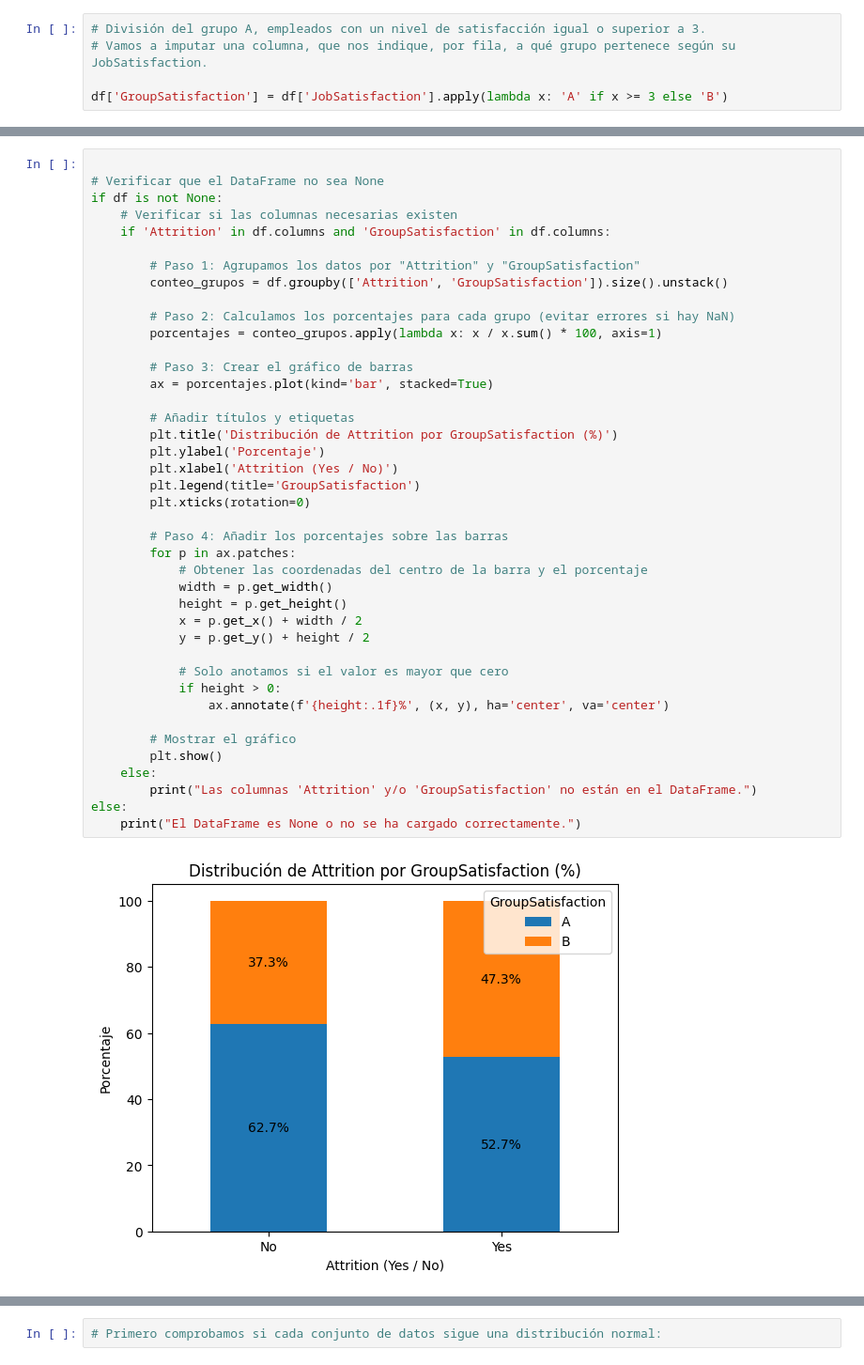
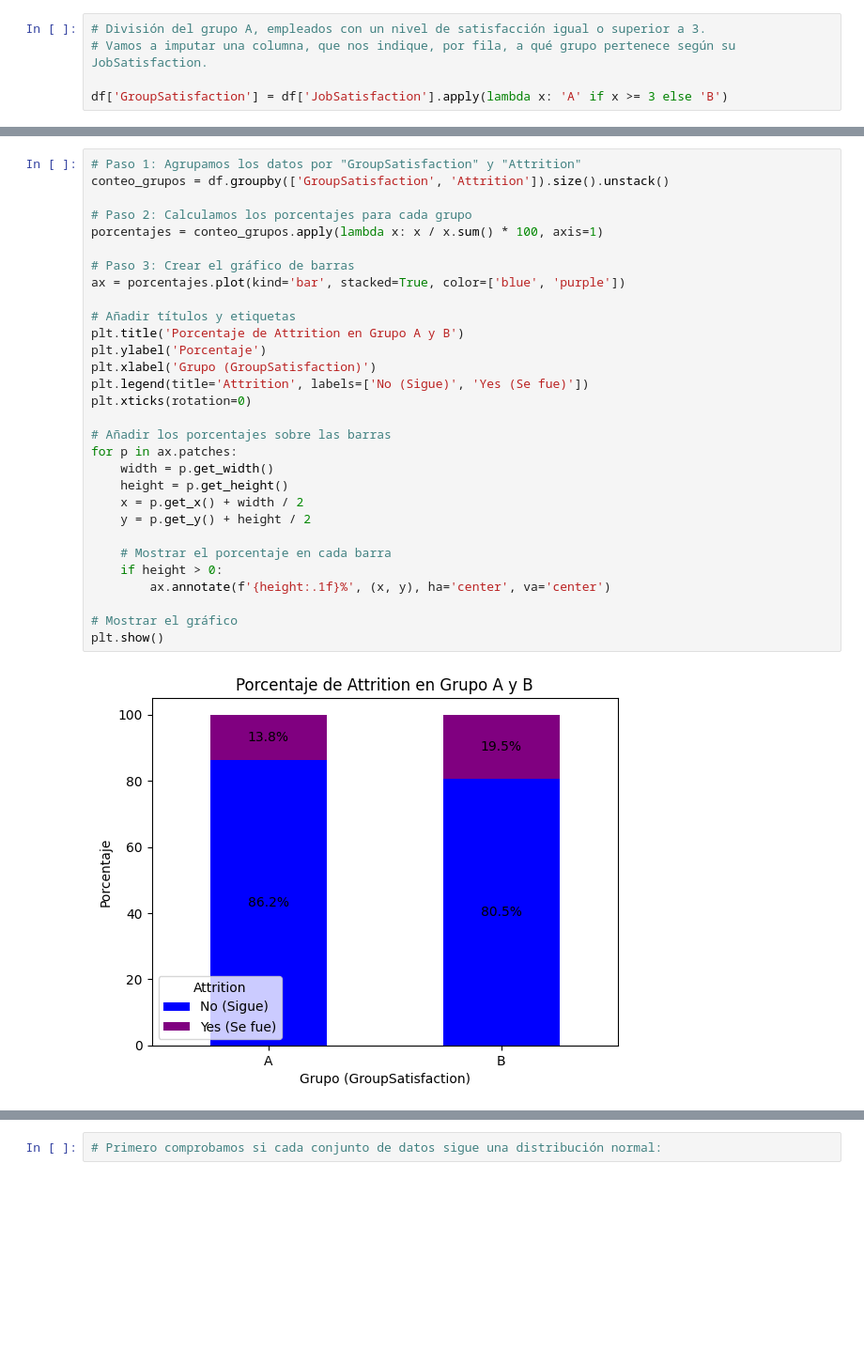
Before and after one commit to luzmarinahg/proyecto_eda_adalab, a Jupyter notebook: FASE 4.ipynb, the cells around one changed output, grey strips where cells are left out. Shown at 94% size. Drawn from its saved outputs; the diff is of its cells as text; blank space fills up the shorter version.

```diff
--- a/FASE 4.ipynb
+++ b/FASE 4.ipynb
@@ -63,46 +82,35 @@ df['GroupSatisfaction'] = df['JobSatisfaction'].apply(lambda x: 'A' if x >= 3 el
 # %%
+# Paso 1: Agrupamos los datos por "GroupSatisfaction" y "Attrition"
+conteo_grupos = df.groupby(['GroupSatisfaction', 'Attrition']).size().unstack()
 
-# Verificar que el DataFrame no sea None
-if df is not None:
-    # Verificar si las columnas necesarias existen
-    if 'Attrition' in df.columns and 'GroupSatisfaction' in df.columns:
+# Paso 2: Calculamos los porcentajes para cada grupo
+porcentajes = conteo_grupos.apply(lambda x: x / x.sum() * 100, axis=1)
 
-        # Paso 1: Agrupamos los datos por "Attrition" y "GroupSatisfaction"
-        conteo_grupos = df.groupby(['Attrition', 'GroupSatisfaction']).size().unstack()
+# Paso 3: Crear el gráfico de barras
+ax = porcentajes.plot(kind='bar', stacked=True, color=['blue', 'purple'])
 
-        # Paso 2: Calculamos los porcentajes para cada grupo (evitar errores si hay NaN)
-        porcentajes = conteo_grupos.apply(lambda x: x / x.sum() * 100, axis=1)
+# Añadir títulos y etiquetas
+plt.title('Porcentaje de Attrition en Grupo A y B')
+plt.ylabel('Porcentaje')
+plt.xlabel('Grupo (GroupSatisfaction)')
+plt.legend(title='Attrition', labels=['No (Sigue)', 'Yes (Se fue)'])
+plt.xticks(rotation=0)
 
-        # Paso 3: Crear el gráfico de barras
-        ax = porcentajes.plot(kind='bar', stacked=True)
+# Añadir los porcentajes sobre las barras
+for p in ax.patches:
+    width = p.get_width()
+    height = p.get_height()
+    x = p.get_x() + width / 2
+    y = p.get_y() + height / 2
 
-        # Añadir títulos y etiquetas
-        plt.title('Distribución de Attrition por GroupSatisfaction (%)')
-        plt.ylabel('Porcentaje')
-        plt.xlabel('Attrition (Yes / No)')
-        plt.legend(title='GroupSatisfaction')
-        plt.xticks(rotation=0)
+    # Mostrar el porcentaje en cada barra
+    if height > 0:
+        ax.annotate(f'{height:.1f}%', (x, y), ha='center', va='center')
 
-        # Paso 4: Añadir los porcentajes sobre las barras
-        for p in ax.patches:
-            # Obtener las coordenadas del centro de la barra y el porcentaje
-            width = p.get_width()
-            height = p.get_height()
-            x = p.get_x() + width / 2
-            y = p.get_y() + height / 2
-
-            # Solo anotamos si el valor es mayor que cero
-            if height > 0:
-                ax.annotate(f'{height:.1f}%', (x, y), ha='center', va='center')
-
-        # Mostrar el gráfico
-        plt.show()
-    else:
-        print("Las columnas 'Attrition' y/o 'GroupSatisfaction' no están en el DataFrame.")
-else:
-    print("El DataFrame es None o no se ha cargado correctamente.")
+# Mostrar el gráfico
+plt.show()
 # %% [output]
-[figure, old version]
+[figure, new version]
 # %%
 df.sample(3)
 # %% [output]
```
Also changed, not shown: parts of 22 cells of this notebook.
